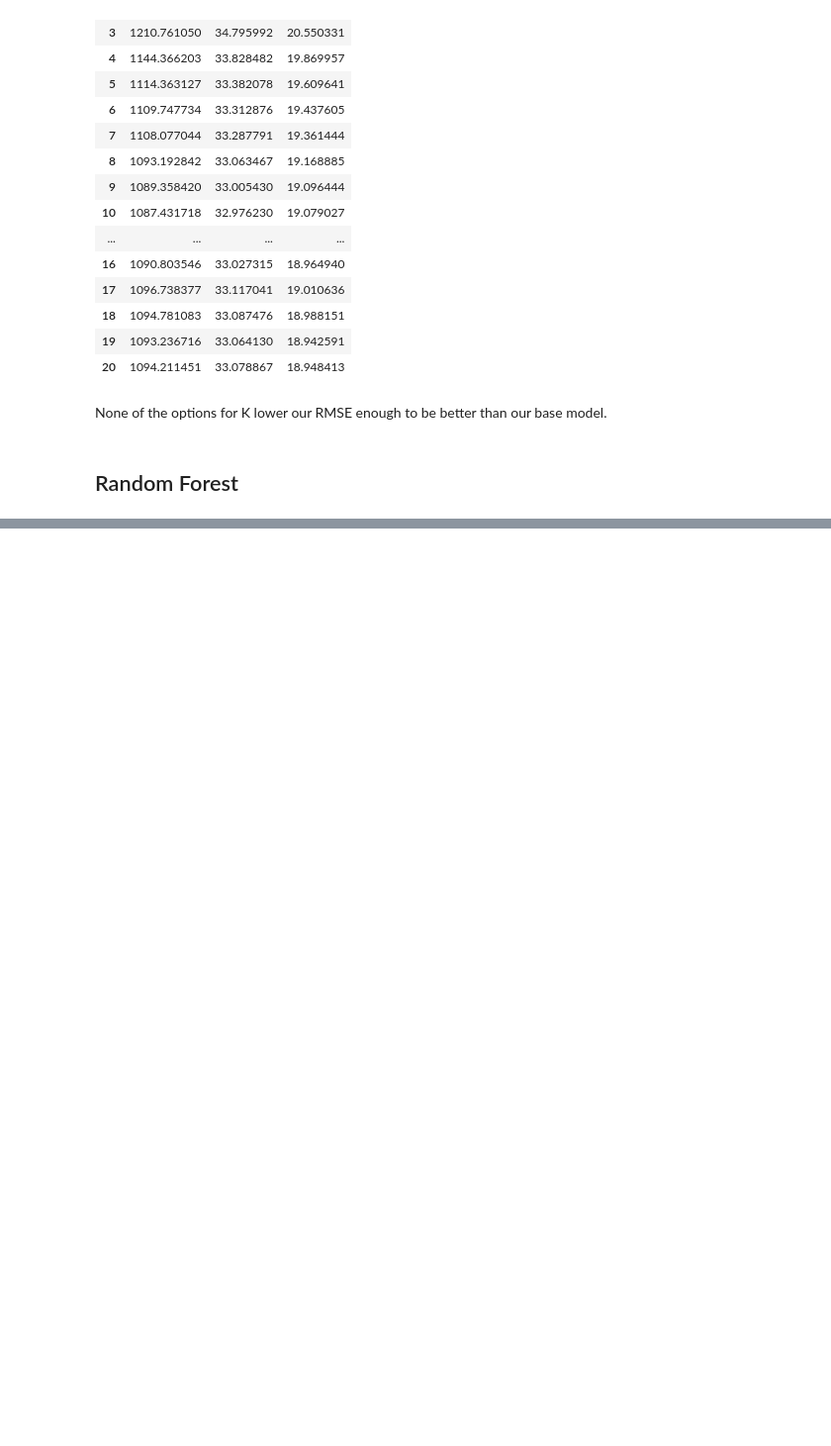
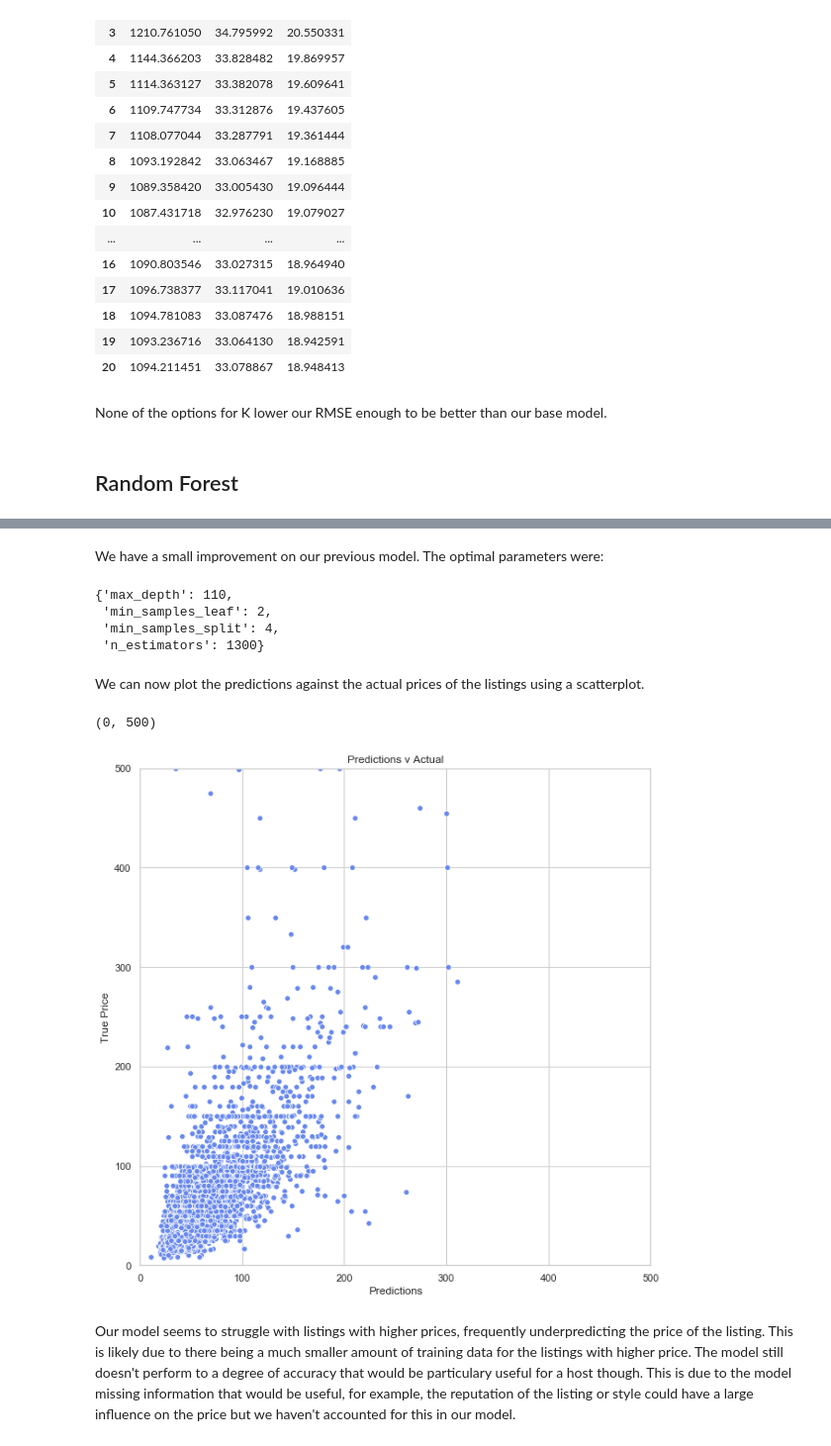
Before and after one commit to nickhill97/berlin_airbnb, a Jupyter notebook: notebooks/modelling.ipynb, the cells around one changed output, grey strips where cells are left out. Shown at 99% size. Cells and saved outputs as stored; diff of their text form; code cells hidden in the pictures; blank space fills up the shorter version.

```diff
--- a/notebooks/modelling.ipynb
+++ b/notebooks/modelling.ipynb
@@ -256,0 +300,11 @@ MAE: 17.699578760011864
+# %%
+rfr = RandomForestRegressor()
+rf_random = RandomizedSearchCV(
+    estimator=rfr,
+    param_distributions=random_grid,
+    n_iter=100,
+    cv=3,
+    n_jobs=-1,
+    verbose=2,
+)
+rf_random.fit(X_important_train, y_train)
@@ -256,0 +360,22 @@ MAE: 17.699578760011864
+# %%
+n_estimators = [1200, 1300, 1400]
+min_samples_split = [2, 4, 6]
+min_samples_leaf = [1, 2, 3]
+max_depth = [90, 100, 110, None]
+
+grid = {
+    'n_estimators': n_estimators,
+    'max_depth': max_depth,
+    'min_samples_split': min_samples_split,
+    'min_samples_leaf': min_samples_leaf,
+}
+# %%
+rfr = RandomForestRegressor()
+grid_search = GridSearchCV(
+    estimator=rfr,
+    param_grid=grid,
+    cv=3,
+    n_jobs=-1,
+    verbose=2,
+)
+grid_search.fit(X_important_train, y_train)
@@ -256,0 +420,24 @@ MAE: 17.699578760011864
+# %% [markdown]
+We have a small improvement on our previous model. The optimal parameters were:
+# %%
+grid_search.best_params_
+# %% [output]
+{'max_depth': 110,
+ 'min_samples_leaf': 2,
+ 'min_samples_split': 4,
+ 'n_estimators': 1300}
+# %% [markdown]
+We can now plot the predictions against the actual prices of the listings using a scatterplot.
+# %%
+plt.figure(figsize=(10,10))
+sns.scatterplot(x=grid_search.predict(X_important_test), y=y_test)
+plt.xlabel('Predictions')
+plt.ylabel('True Price')
+plt.title('Predictions v Actual')
+plt.xlim((0, 500))
+plt.ylim((0,500))
+# %% [output]
+(0, 500)
+[figure, added]
+# %% [markdown]
+Our model seems to struggle with listings with higher prices, frequently underpredicting the price of the listing. This is likely due to there being a much smaller amount of training data for the listings with higher price. The model still doesn't perform to a degree of accuracy that would be particulary useful for a host though. This is due to the model missing information that would be useful, for example, the reputation of the listing or style could have a large influence on the price but we haven't accounted for this in our model.
```
Also changed, not shown: parts of 20 cells of this notebook, 2 other files.
